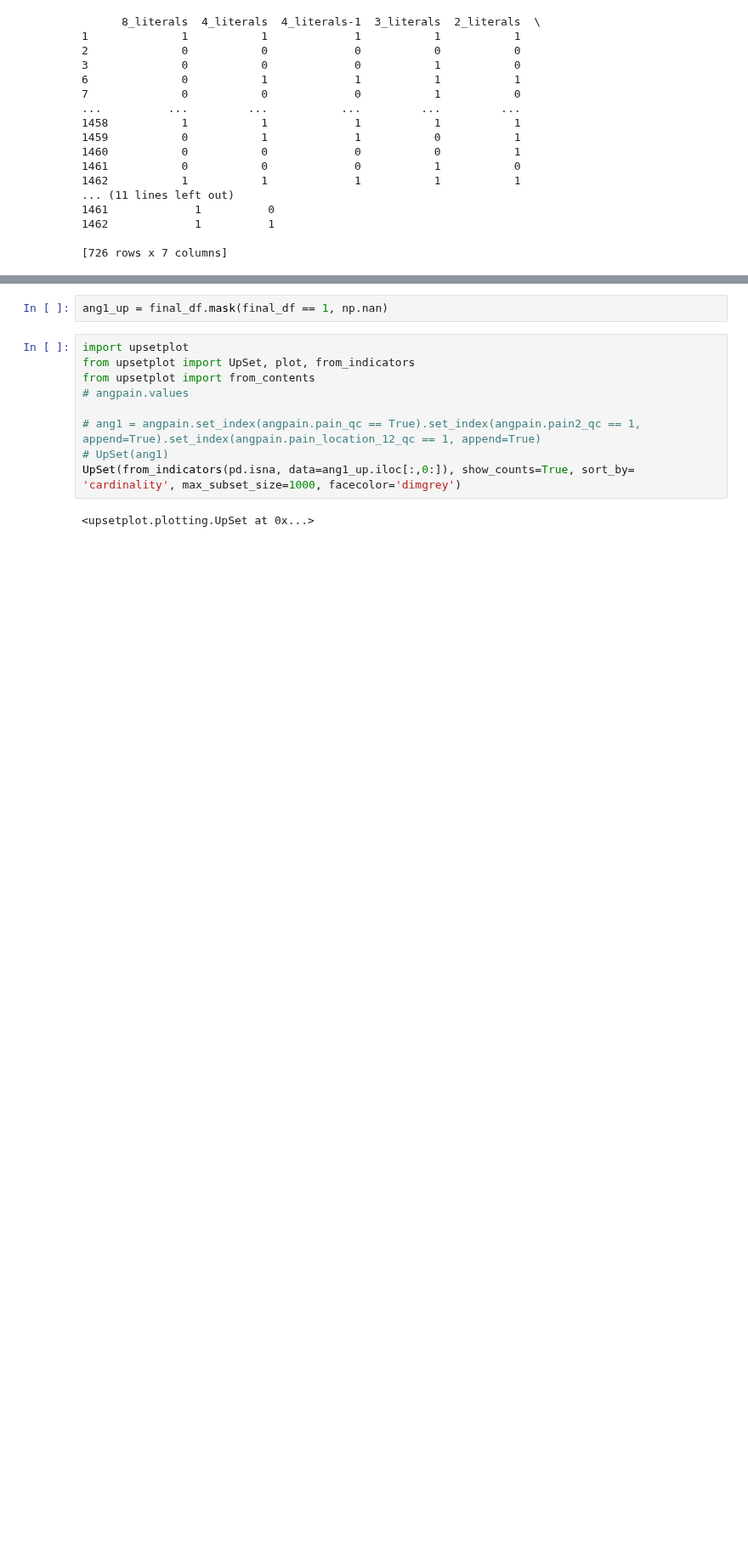
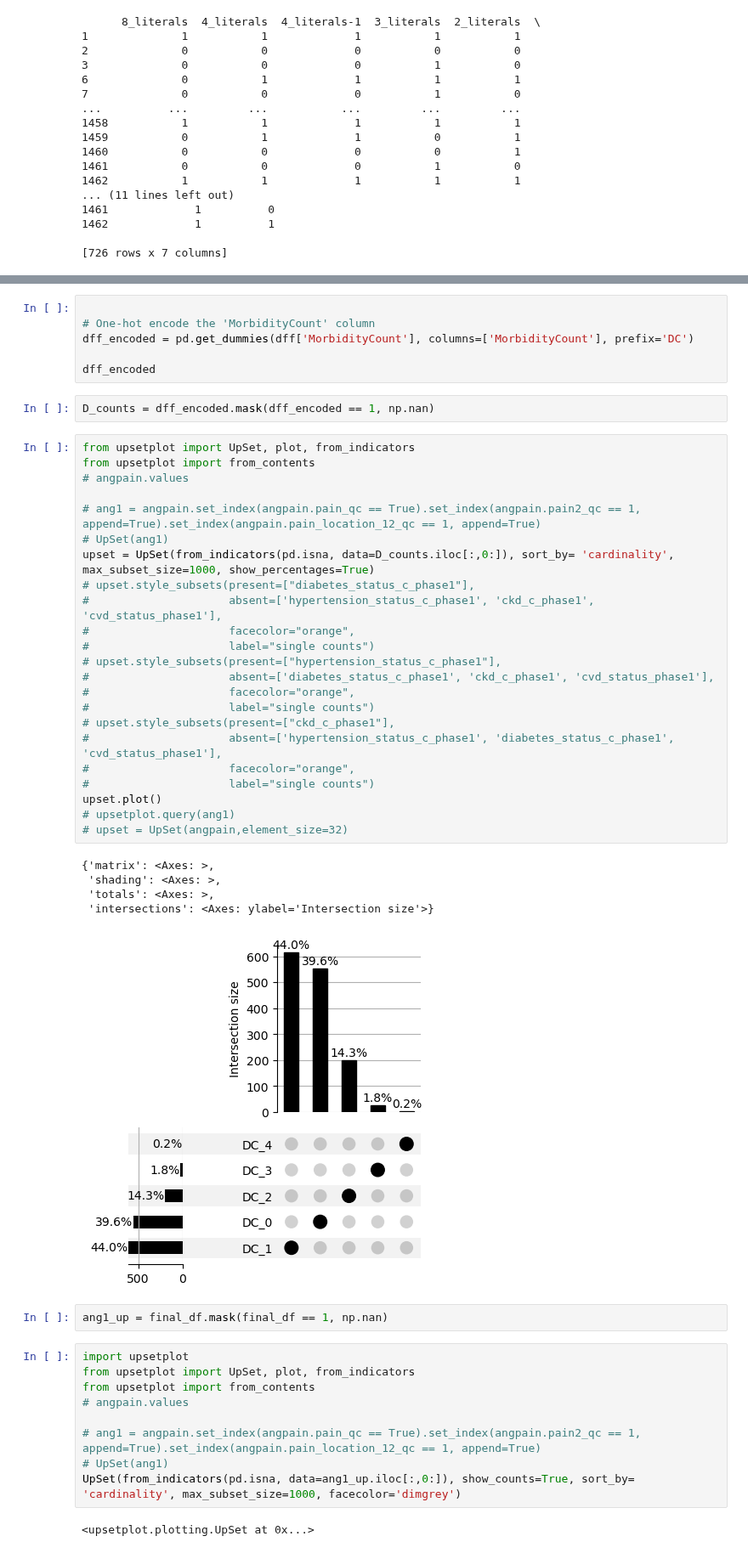
Before and after one commit to kayvinsoo7/HAALSI_work, a Jupyter notebook: mdscan-master/Poisson_scoring2.ipynb, the cells around one changed output, grey strips where cells are left out. Shown at 85% size. Saved outputs shown, nothing was run; the diff lists cells and outputs as text; blank space fills up the shorter version.

```diff
--- a/mdscan-master/Poisson_scoring2.ipynb
+++ b/mdscan-master/Poisson_scoring2.ipynb
@@ -1474,5 +1499,42 @@ fig.update_layout(title_text='Sankey plot for flow of literals', font_size=10)
 fig.update_traces(textfont_size=12)
 fig.show()
+# %%
+
+# One-hot encode the 'MorbidityCount' column
+dff_encoded = pd.get_dummies(dff['MorbidityCount'], columns=['MorbidityCount'], prefix='DC')
+
+dff_encoded
+# %%
+D_counts = dff_encoded.mask(dff_encoded == 1, np.nan)
+# %%
+from upsetplot import UpSet, plot, from_indicators
+from upsetplot import from_contents
+# angpain.values
+
+# ang1 = angpain.set_index(angpain.pain_qc == True).set_index(angpain.pain2_qc == 1, append=True).set_index(angpain.pain_location_12_qc == 1, append=True)
+# UpSet(ang1)
+upset = UpSet(from_indicators(pd.isna, data=D_counts.iloc[:,0:]), sort_by= 'cardinality', max_subset_size=1000, show_percentages=True)
+# upset.style_subsets(present=["diabetes_status_c_phase1"],
+#                     absent=['hypertension_status_c_phase1', 'ckd_c_phase1', 'cvd_status_phase1'],
+#                     facecolor="orange",
+#                     label="single counts")
+# upset.style_subsets(present=["hypertension_status_c_phase1"],
+#                     absent=['diabetes_status_c_phase1', 'ckd_c_phase1', 'cvd_status_phase1'],
+#                     facecolor="orange",
+#                     label="single counts")
+# upset.style_subsets(present=["ckd_c_phase1"],
+#                     absent=['hypertension_status_c_phase1', 'diabetes_status_c_phase1', 'cvd_status_phase1'],
+#                     facecolor="orange",
+#                     label="single counts")
+upset.plot()
+# upsetplot.query(ang1)
+# upset = UpSet(angpain,element_size=32)
+# %% [output]
+{'matrix': <Axes: >,
+ 'shading': <Axes: >,
+ 'totals': <Axes: >,
+ 'intersections': <Axes: ylabel='Intersection size'>}
+[figure, added]
 # %%
 ang1_up = final_df.mask(final_df == 1, np.nan)
 # %%
```
Also changed, not shown: parts of 10 cells of this notebook, 2 other files.
